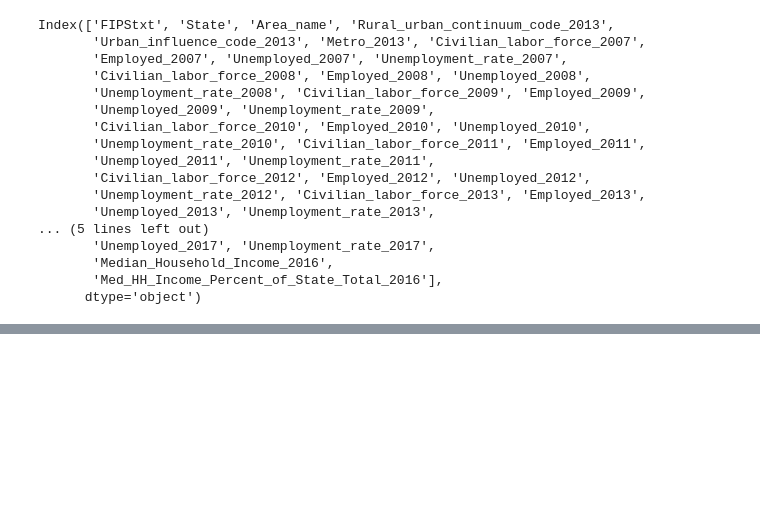
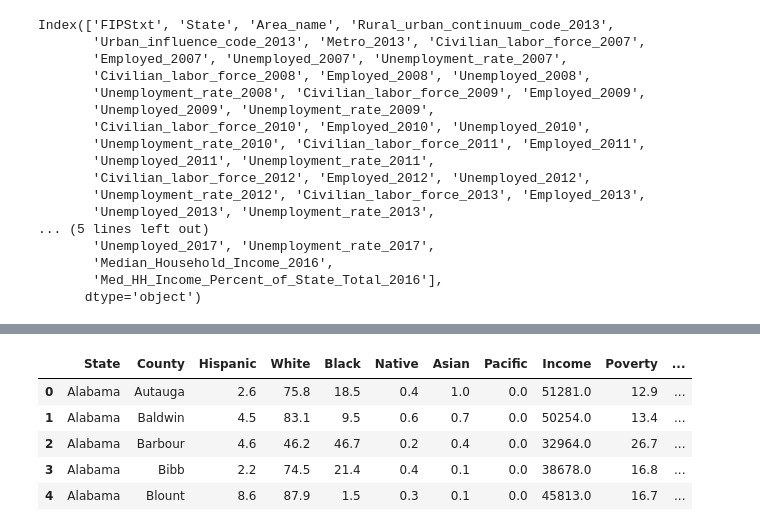
Before and after one commit to ravis773/food-desert-income-analysis, a Jupyter notebook: cleaning.ipynb, the cells around one changed output, grey strips where cells are left out. Cells and saved outputs as stored; diff of their text form; code cells hidden in the pictures; blank space fills up the shorter version.

```diff
--- a/cleaning.ipynb
+++ b/cleaning.ipynb
@@ -92,0 +155,11 @@ Index(['FIPStxt', 'State', 'Area_name', 'Rural_urban_continuum_code_2013',
+# %%
+demographics_cleaned = demographics.loc[:, ['State', 'County','Hispanic',
+       'White', 'Black', 'Native', 'Asian', 'Pacific', 'Income', 'Poverty', 'Unemployment']]
+demographics_cleaned.head()
+# %% [output]
+|  | State | County | Hispanic | White | Black | Native | Asian | Pacific | Income | Poverty | ... |
+| 0 | Alabama | Autauga | 2.6 | 75.8 | 18.5 | 0.4 | 1.0 | 0.0 | 51281.0 | 12.9 | ... |
+| 1 | Alabama | Baldwin | 4.5 | 83.1 | 9.5 | 0.6 | 0.7 | 0.0 | 50254.0 | 13.4 | ... |
+| 2 | Alabama | Barbour | 4.6 | 46.2 | 46.7 | 0.2 | 0.4 | 0.0 | 32964.0 | 26.7 | ... |
+| 3 | Alabama | Bibb | 2.2 | 74.5 | 21.4 | 0.4 | 0.1 | 0.0 | 38678.0 | 16.8 | ... |
+| 4 | Alabama | Blount | 8.6 | 87.9 | 1.5 | 0.3 | 0.1 | 0.0 | 45813.0 | 16.7 | ... |
```
Also changed, not shown: parts of 13 cells of this notebook, 2 other files.
